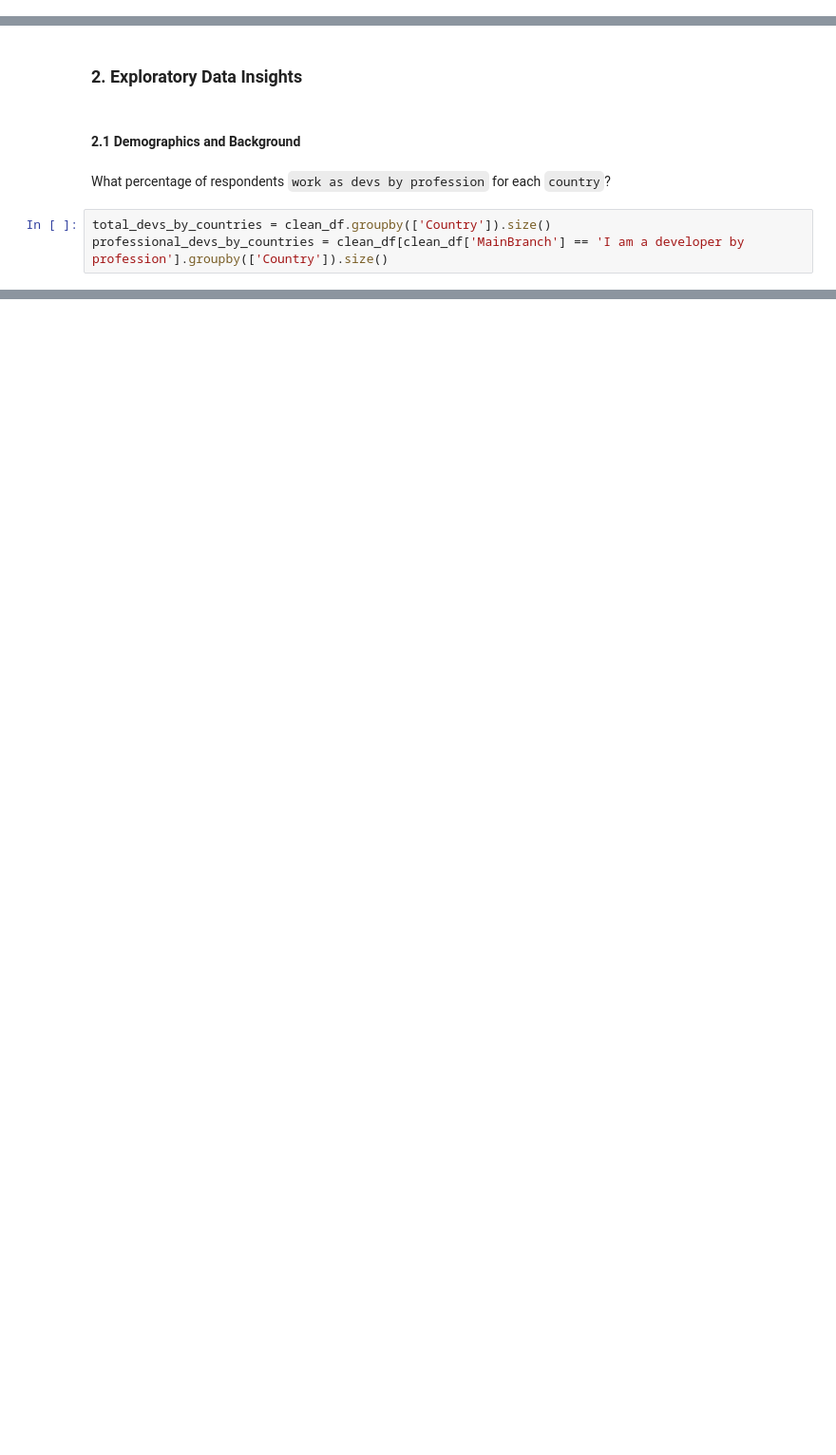
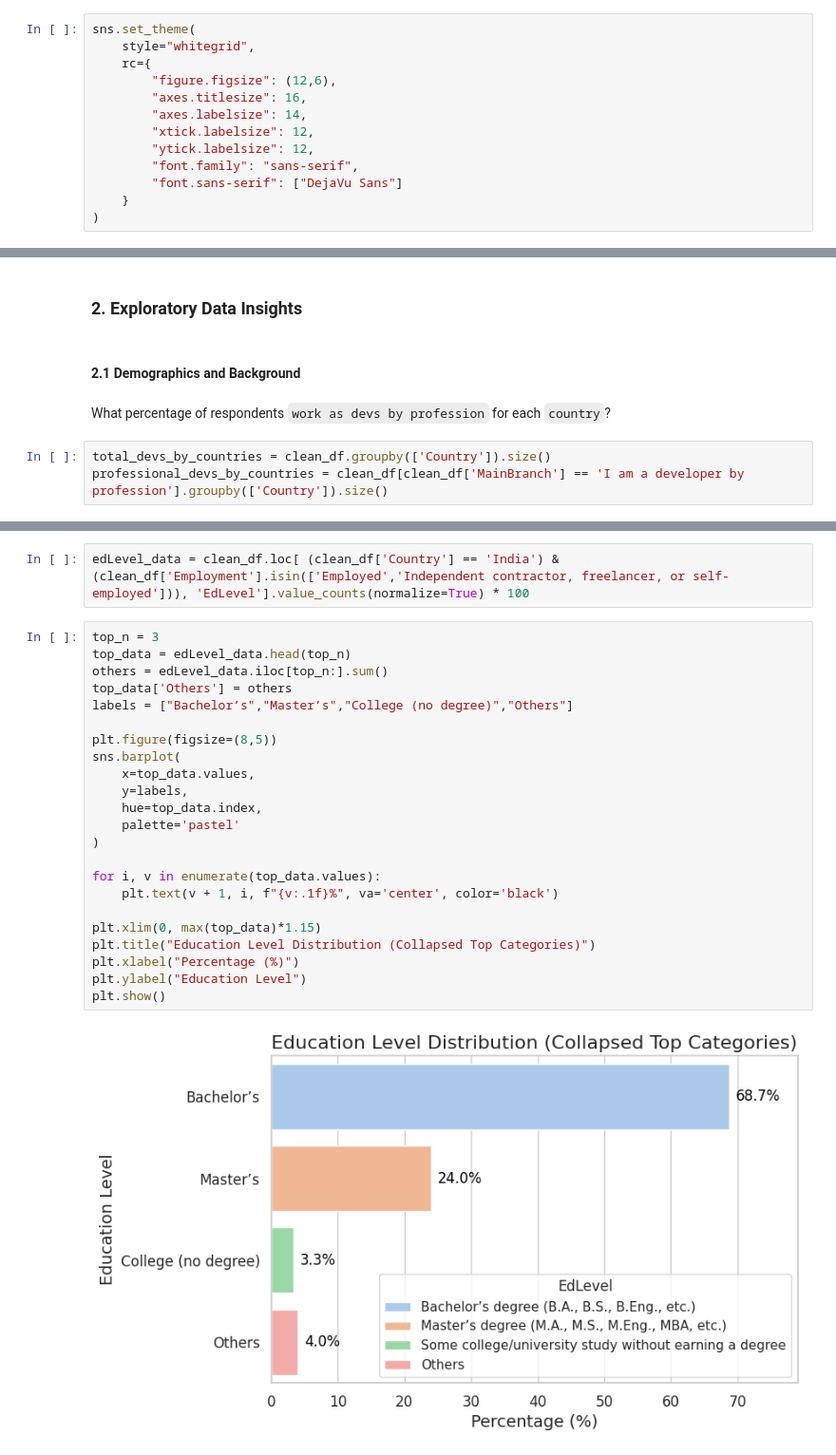
Before and after one commit to Rishabh-Verma-thc/StackOverflow2025-EDA, a Jupyter notebook: notebooks/SO_2025-EDA-insights.ipynb, the cells around one changed output, grey strips where cells are left out. Shown at 95% size. Drawn from its saved outputs; the diff is of its cells as text; blank space fills up the shorter version.

```diff
--- a/notebooks/SO_2025-EDA-insights.ipynb
+++ b/notebooks/SO_2025-EDA-insights.ipynb
@@ -20,3 +21,16 @@ plt.style.use('fivethirtyeight')
+# %%
+sns.set_theme(
+    style="whitegrid",
+    rc={
+        "figure.figsize": (12,6),
+        "axes.titlesize": 16,
+        "axes.labelsize": 14,
+        "xtick.labelsize": 12,
+        "ytick.labelsize": 12,
+        "font.family": "sans-serif",
+        "font.sans-serif": ["DejaVu Sans"]
+    }
+)
 # %% [markdown]
 ### 1. Importing Dataset
 # %%
@@ -86,0 +181,27 @@ Name: proportion, dtype: float64
+# %%
+edLevel_data = clean_df.loc[ (clean_df['Country'] == 'India') & (clean_df['Employment'].isin(['Employed','Independent contractor, freelancer, or self-employed'])), 'EdLevel'].value_counts(normalize=True) * 100
+# %%
+top_n = 3
+top_data = edLevel_data.head(top_n)
+others = edLevel_data.iloc[top_n:].sum()
+top_data['Others'] = others
+labels = ["Bachelor’s","Master’s","College (no degree)","Others"]
+
+plt.figure(figsize=(8,5))
+sns.barplot(
+    x=top_data.values,
+    y=labels,
+    hue=top_data.index,
+    palette='pastel'
+)
+
+for i, v in enumerate(top_data.values):
+    plt.text(v + 1, i, f"{v:.1f}%", va='center', color='black')
+
+plt.xlim(0, max(top_data)*1.15)
+plt.title("Education Level Distribution (Collapsed Top Categories)")
+plt.xlabel("Percentage (%)")
+plt.ylabel("Education Level")
+plt.show()
+# %% [output]
+[figure, added]
```
Also changed, not shown: parts of 48 cells of this notebook.
